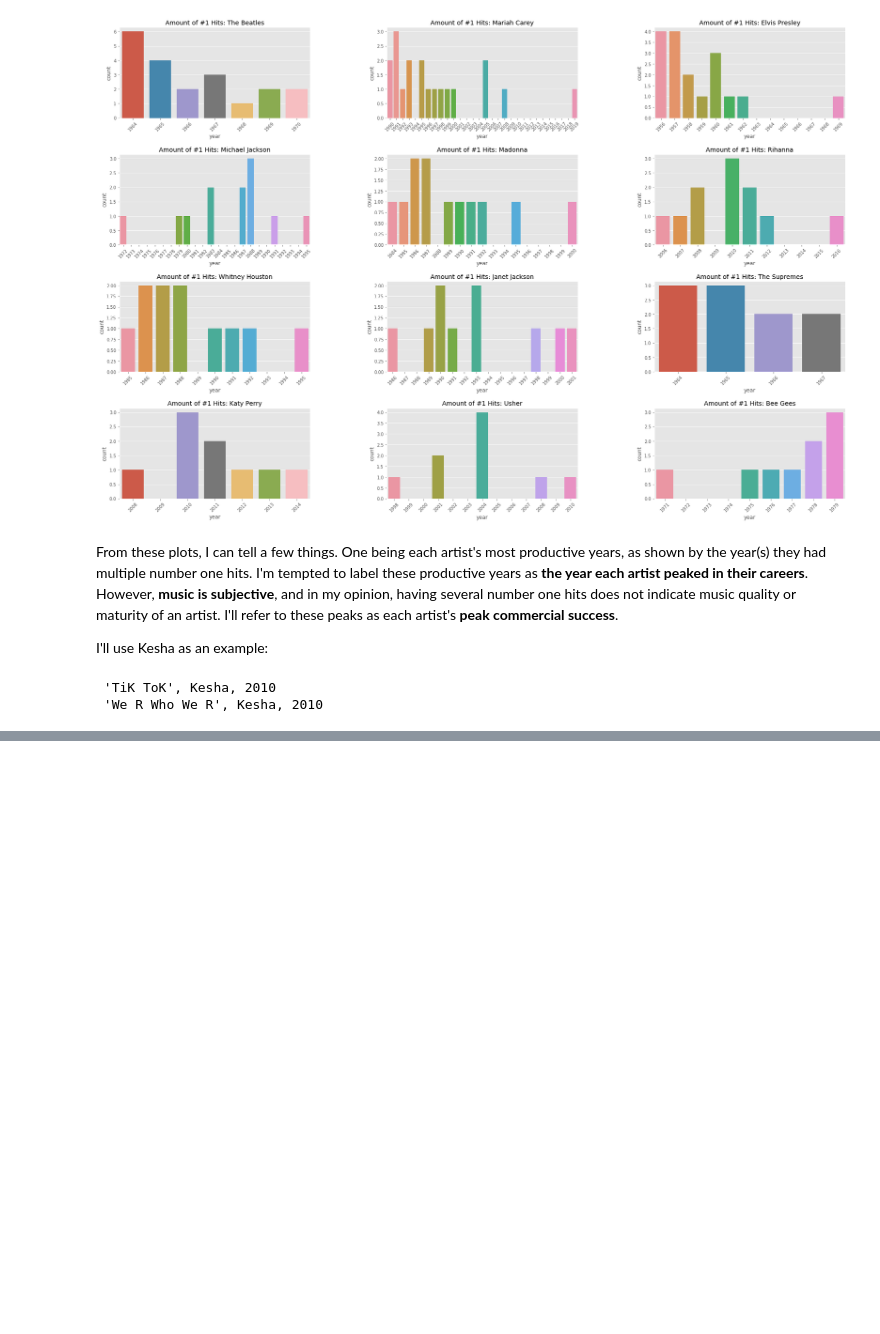
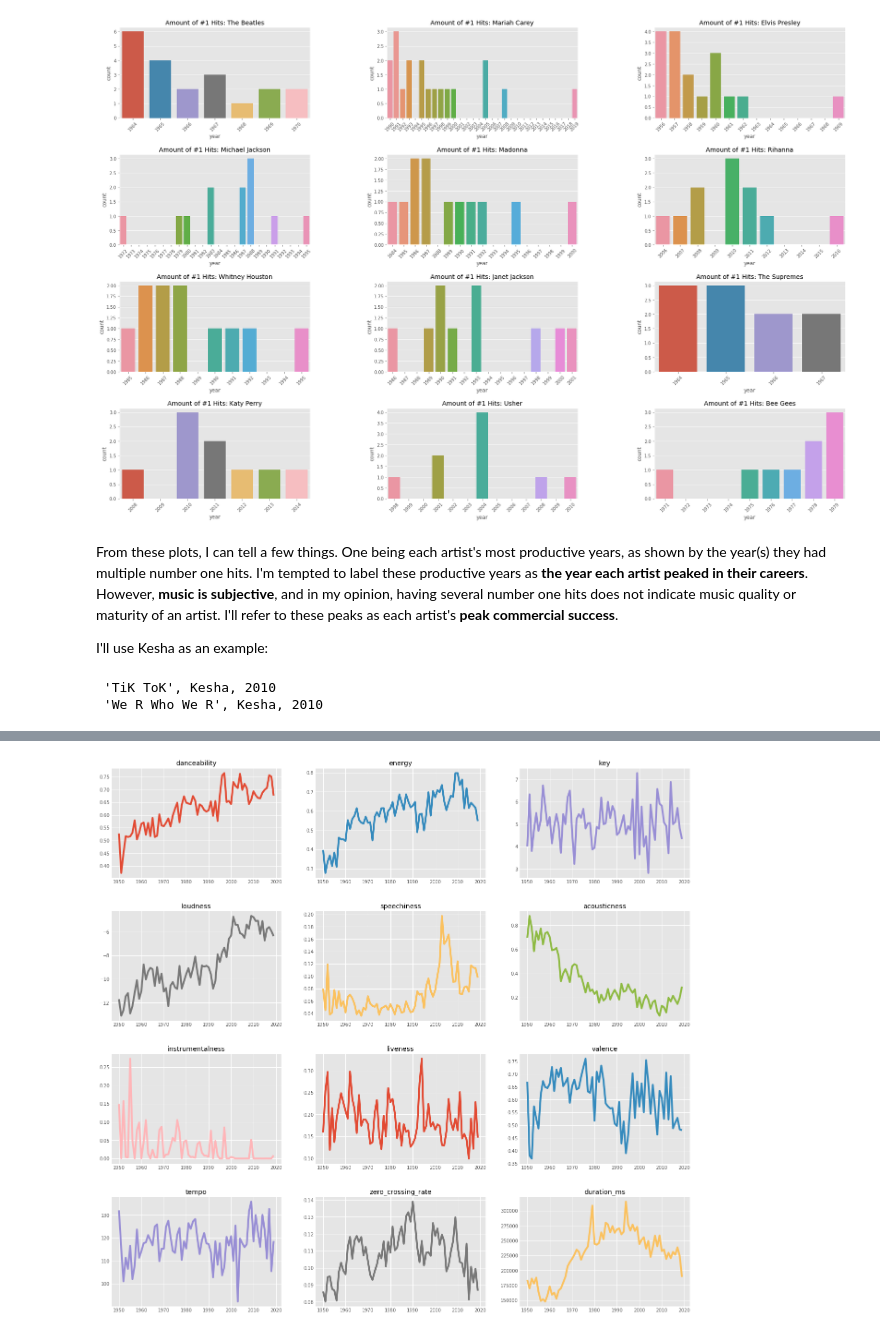
Before and after one commit to d-alvear/Analyzing-Music-by-Decade, a Jupyter notebook: notebooks/7-data-exploration.ipynb, the cells around one changed output, grey strips where cells are left out. Drawn from its saved outputs; the diff is of its cells as text; code cells hidden in the pictures; blank space fills up the shorter version.

```diff
--- a/notebooks/7-data-exploration.ipynb
+++ b/notebooks/7-data-exploration.ipynb
@@ -273,0 +313,17 @@ Bee Gees had an average of 1.0 hits per year
+# %%
+year_grouped = songs.groupby(['year']).mean().reset_index()
+plt.style.use('ggplot')
+
+colors = plt.rcParams['axes.prop_cycle'].by_key()['color']
+colors.extend(colors)
+
+fig = plt.figure(figsize=(20,20))
+fig.subplots_adjust(hspace=0.3, wspace=0.2)
+for i,c in zip(range(1, 13), colors):
+    ax = fig.add_subplot(4, 3, i)
+    feature = cols[i-1]
+
+    plt.plot(year_grouped['year'], year_grouped[cols[i-1]], color=c)
+    ax.set_title(cols[i-1])
+# %% [output]
+[figure, added]
```
Also changed, not shown: parts of 12 cells of this notebook, 2 other files.
